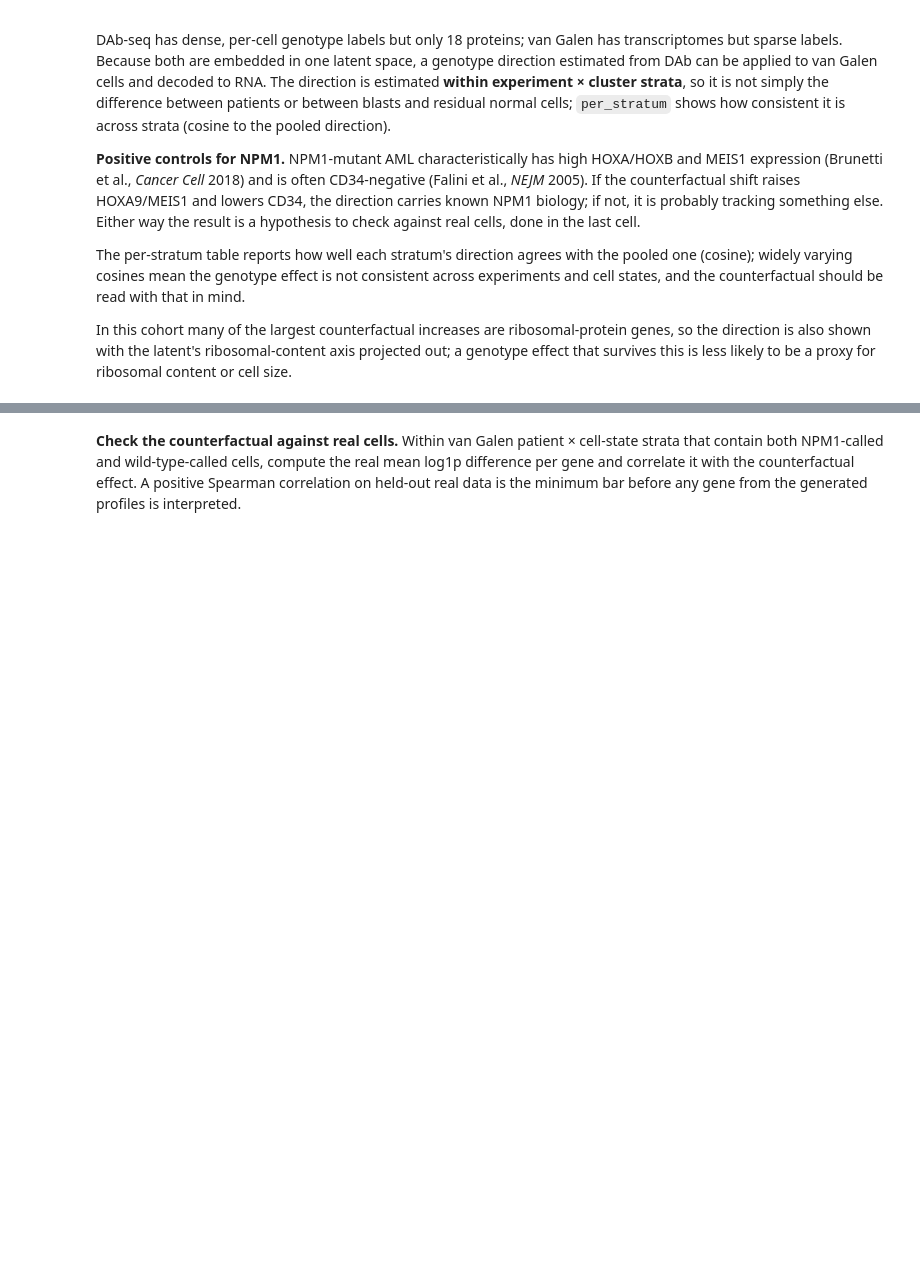
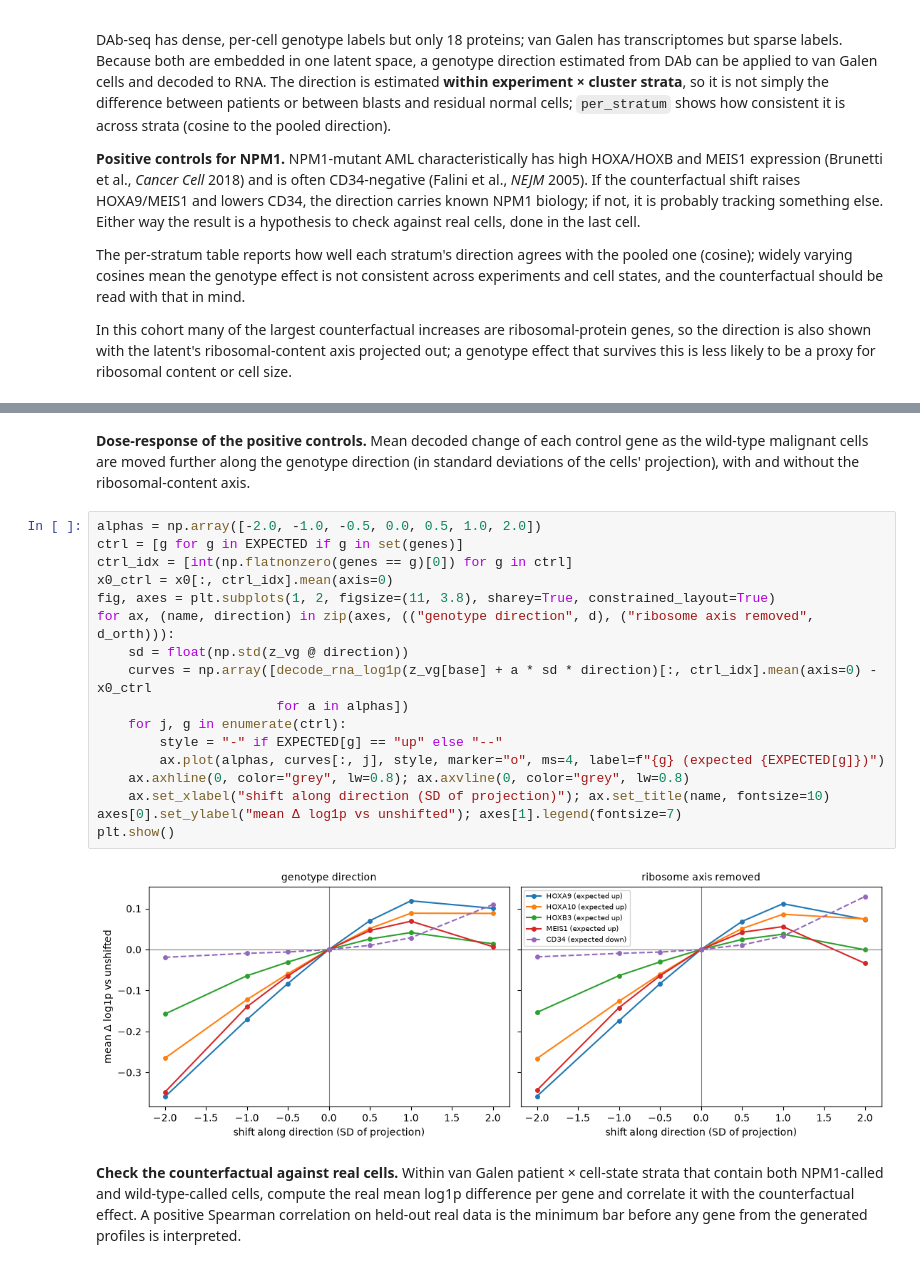
Before and after one commit to Ashford-A/UniVI, a Jupyter notebook: docs/tutorials/experimental/aml_genotype_latent.ipynb, the cells around one changed output, grey strips where cells are left out. Drawn from its saved outputs; the diff is of its cells as text; blank space fills up the shorter version.

```diff
--- a/docs/tutorials/experimental/aml_genotype_latent.ipynb
+++ b/docs/tutorials/experimental/aml_genotype_latent.ipynb
@@ -1453,3 +1709,26 @@ for name, e in (("genotype direction", eff), ("ribosome axis removed", eff_orth)
+# %% [markdown]
+**Dose-response of the positive controls.** Mean decoded change of each control gene as the wild-type malignant
+cells are moved further along the genotype direction (in standard deviations of the cells' projection), with and
+without the ribosomal-content axis.
+# %%
+alphas = np.array([-2.0, -1.0, -0.5, 0.0, 0.5, 1.0, 2.0])
+ctrl = [g for g in EXPECTED if g in set(genes)]
+ctrl_idx = [int(np.flatnonzero(genes == g)[0]) for g in ctrl]
+x0_ctrl = x0[:, ctrl_idx].mean(axis=0)
+fig, axes = plt.subplots(1, 2, figsize=(11, 3.8), sharey=True, constrained_layout=True)
+for ax, (name, direction) in zip(axes, (("genotype direction", d), ("ribosome axis removed", d_orth))):
+    sd = float(np.std(z_vg @ direction))
+    curves = np.array([decode_rna_log1p(z_vg[base] + a * sd * direction)[:, ctrl_idx].mean(axis=0) - x0_ctrl
+                       for a in alphas])
+    for j, g in enumerate(ctrl):
+        style = "-" if EXPECTED[g] == "up" else "--"
+        ax.plot(alphas, curves[:, j], style, marker="o", ms=4, label=f"{g} (expected {EXPECTED[g]})")
+    ax.axhline(0, color="grey", lw=0.8); ax.axvline(0, color="grey", lw=0.8)
+    ax.set_xlabel("shift along direction (SD of projection)"); ax.set_title(name, fontsize=10)
+axes[0].set_ylabel("mean Δ log1p vs unshifted"); axes[1].legend(fontsize=7)
+plt.show()
+# %% [output]
+[figure, added]
 # %% [markdown]
 **Check the counterfactual against real cells.** Within van Galen patient × cell-state strata that contain
 both NPM1-called and wild-type-called cells, compute the real mean log1p difference per gene and correlate it with
```
Also changed, not shown: parts of 19 cells of this notebook, 1 other file.
